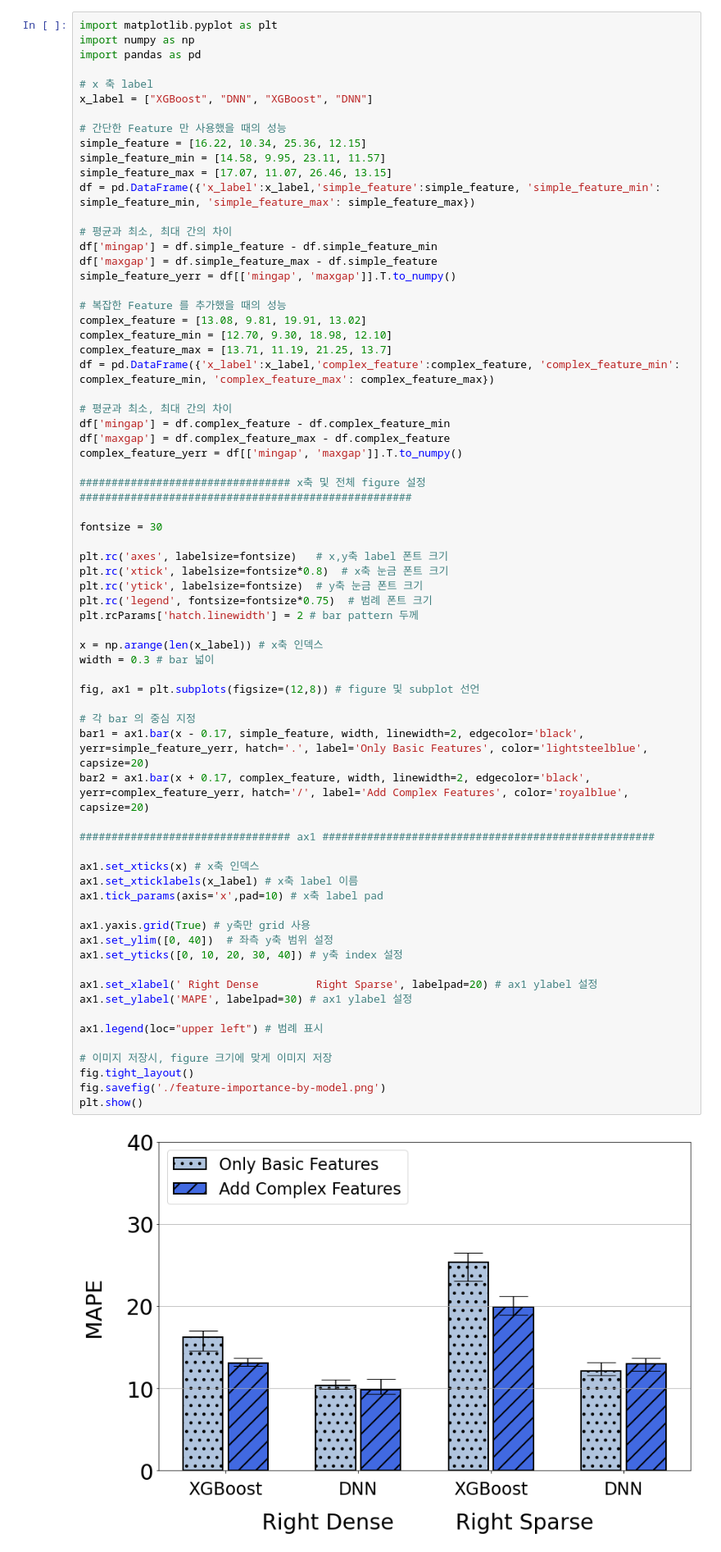
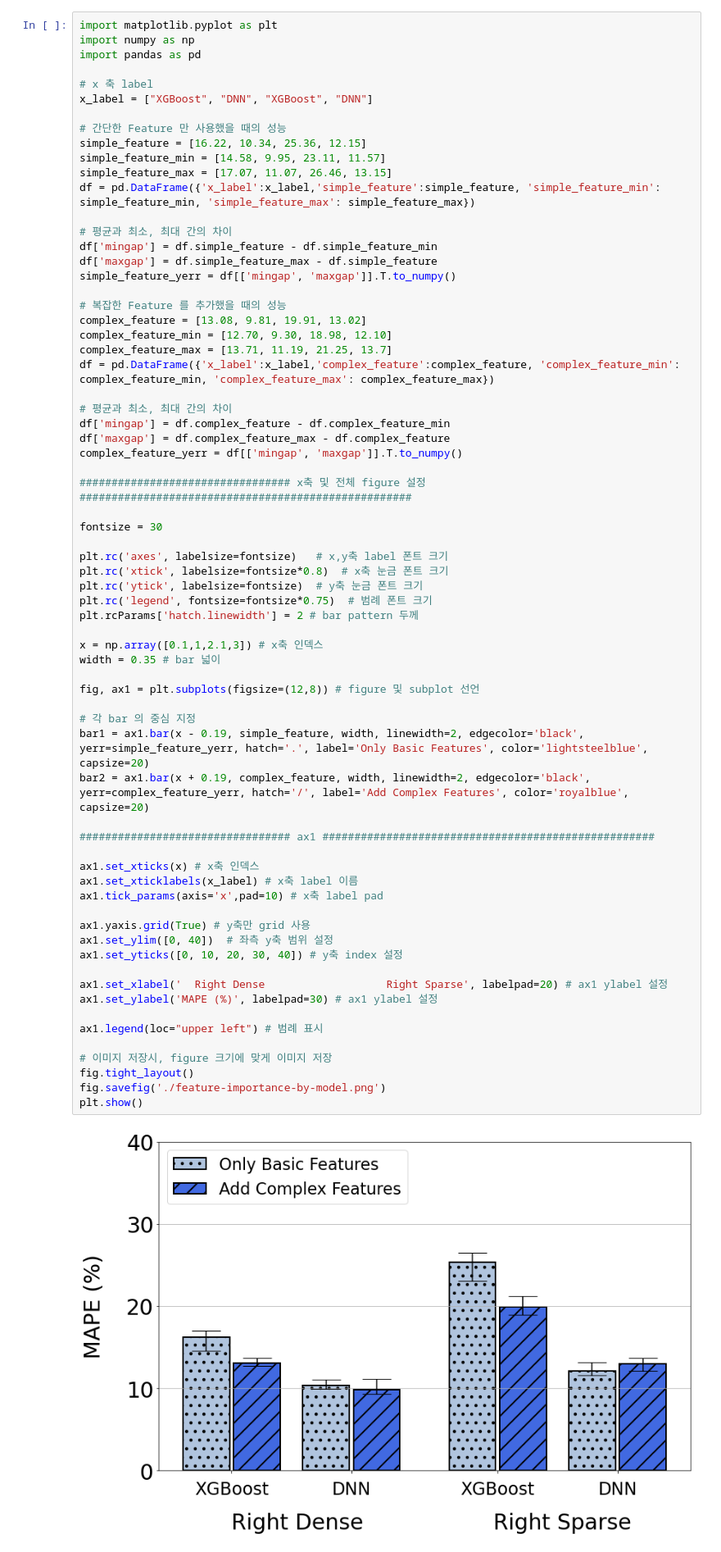
Before and after one commit to unhochoi/Sparse-Matrix-Multiplication, a Jupyter notebook: figure/pyplot/feature-importance-by-model.ipynb, the cells around one changed output. Shown at 82% size. Saved outputs shown, nothing was run; the diff lists cells and outputs as text.

```diff
--- a/figure/pyplot/feature-importance-by-model.ipynb
+++ b/figure/pyplot/feature-importance-by-model.ipynb
@@ -40,40 +40,40 @@ fontsize = 30
 
 plt.rc('axes', labelsize=fontsize)   # x,y축 label 폰트 크기
 plt.rc('xtick', labelsize=fontsize*0.8)  # x축 눈금 폰트 크기
 plt.rc('ytick', labelsize=fontsize)  # y축 눈금 폰트 크기
 plt.rc('legend', fontsize=fontsize*0.75)  # 범례 폰트 크기
 plt.rcParams['hatch.linewidth'] = 2 # bar pattern 두께
 
-x = np.arange(len(x_label)) # x축 인덱스
-width = 0.3 # bar 넓이
+x = np.array([0.1,1,2.1,3]) # x축 인덱스
+width = 0.35 # bar 넓이
 
 fig, ax1 = plt.subplots(figsize=(12,8)) # figure 및 subplot 선언
 
 # 각 bar 의 중심 지정
-bar1 = ax1.bar(x - 0.17, simple_feature, width, linewidth=2, edgecolor='black', yerr=simple_feature_yerr, hatch='.', label='Only Basic Features', color='lightsteelblue', capsize=20)
-bar2 = ax1.bar(x + 0.17, complex_feature, width, linewidth=2, edgecolor='black', yerr=complex_feature_yerr, hatch='/', label='Add Complex Features', color='royalblue', capsize=20)
+bar1 = ax1.bar(x - 0.19, simple_feature, width, linewidth=2, edgecolor='black', yerr=simple_feature_yerr, hatch='.', label='Only Basic Features', color='lightsteelblue', capsize=20)
+bar2 = ax1.bar(x + 0.19, complex_feature, width, linewidth=2, edgecolor='black', yerr=complex_feature_yerr, hatch='/', label='Add Complex Features', color='royalblue', capsize=20)
 
 ################################# ax1 ####################################################
 
 ax1.set_xticks(x) # x축 인덱스
 ax1.set_xticklabels(x_label) # x축 label 이름
 ax1.tick_params(axis='x',pad=10) # x축 label pad
 
 ax1.yaxis.grid(True) # y축만 grid 사용
 ax1.set_ylim([0, 40])  # 좌측 y축 범위 설정
 ax1.set_yticks([0, 10, 20, 30, 40]) # y축 index 설정
 
-ax1.set_xlabel(' Right Dense         Right Sparse', labelpad=20) # ax1 ylabel 설정
-ax1.set_ylabel('MAPE', labelpad=30) # ax1 ylabel 설정
+ax1.set_xlabel('  Right Dense                   Right Sparse', labelpad=20) # ax1 ylabel 설정
+ax1.set_ylabel('MAPE (%)', labelpad=30) # ax1 ylabel 설정
 
 ax1.legend(loc="upper left") # 범례 표시
 
 # 이미지 저장시, figure 크기에 맞게 이미지 저장
 fig.tight_layout()
 fig.savefig('./feature-importance-by-model.png')
 plt.show()
 # %% [output]
-[figure, old version]
+[figure, new version]
 # %%
 # import matplotlib.pyplot as plt
 # import numpy as np
```
Also changed, not shown: 13 other files.
